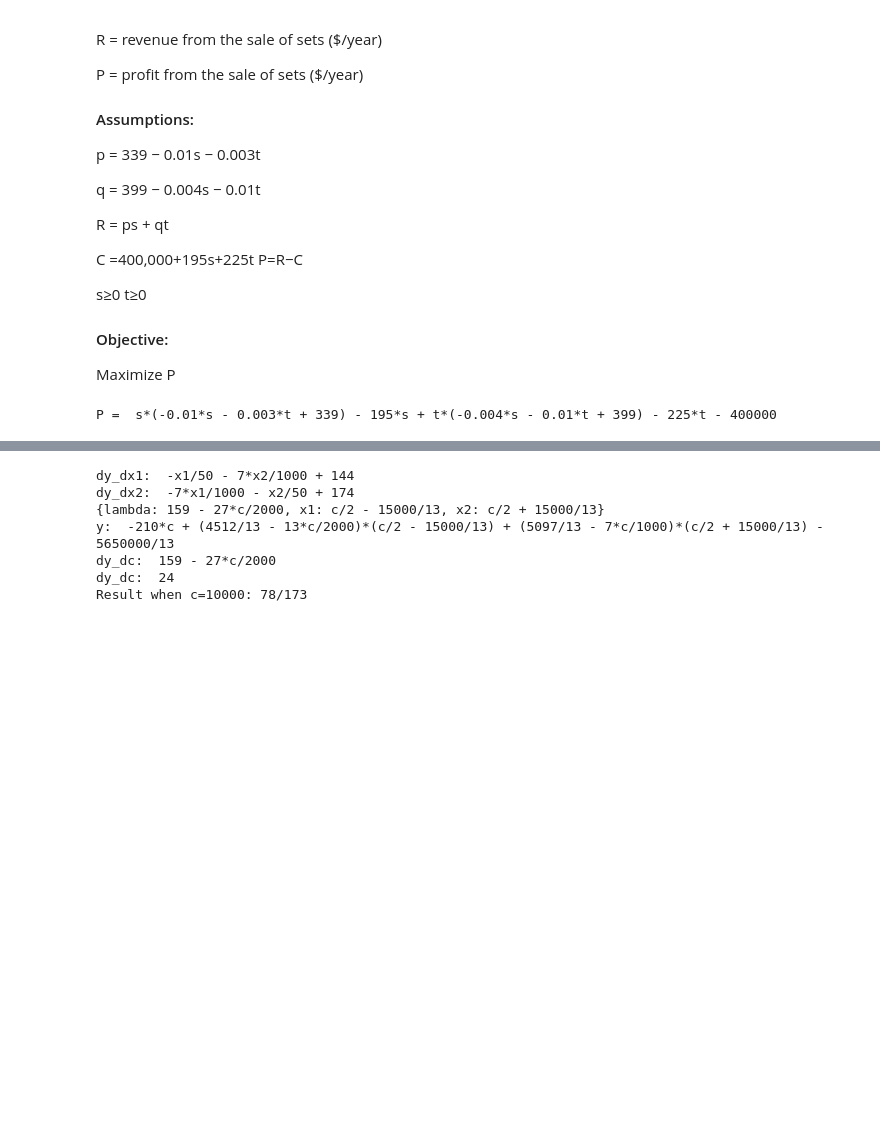
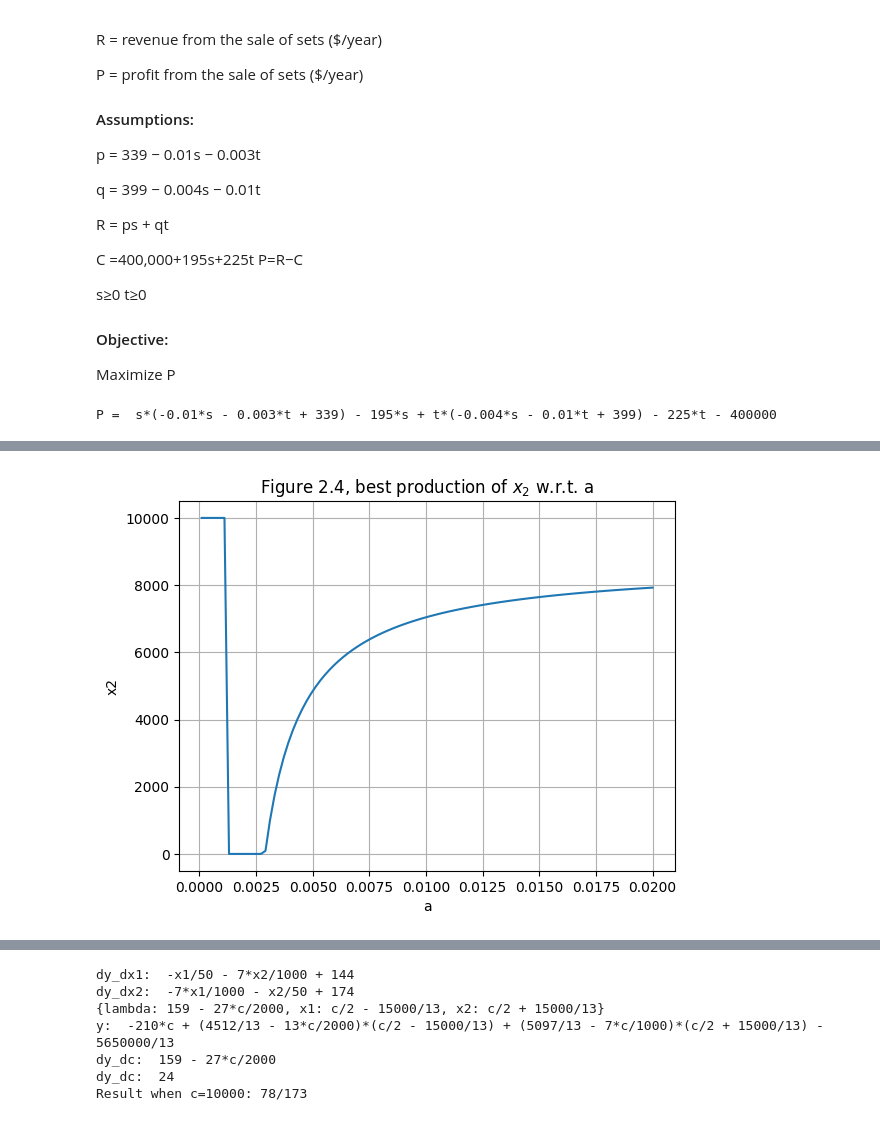
Before and after one commit to Dilyswww/mcm-analysis-practice, a Jupyter notebook: part_1_optimization_models/ch2.ipynb, the cells around one changed output, grey strips where cells are left out. Saved outputs shown, nothing was run; the diff lists cells and outputs as text; code cells hidden in the pictures; blank space fills up the shorter version.

```diff
--- a/part_1_optimization_models/ch2.ipynb
+++ b/part_1_optimization_models/ch2.ipynb
@@ -105,0 +166,23 @@ plt.show()
+# %%
+# Define the expressions for x1 and x2 in terms of a
+def calculate_x1(a):
+    return 1662000 / (40000 * a - 49)
+
+def calculate_x2(a):
+    return np.clip(8700 - 581700 / (40000 * a - 49), 0, 10000)
+
+# Generate values for a
+a_values = np.linspace(0.0001, 0.02, 100)  # Avoid division by zero by starting from a small value
+
+# Calculate corresponding values for x2 using the expressions
+x2_values = calculate_x2(a_values)
+
+# Plot the graph
+plt.plot(a_values, x2_values)
+plt.xlabel('a')
+plt.ylabel('x2')
+plt.title(r'Figure 2.4, best production of $x_2$ w.r.t. a')
+plt.grid(True)
+plt.show()
+# %% [output]
+[figure, added]
```
Also changed, not shown: parts of 13 cells of this notebook.
